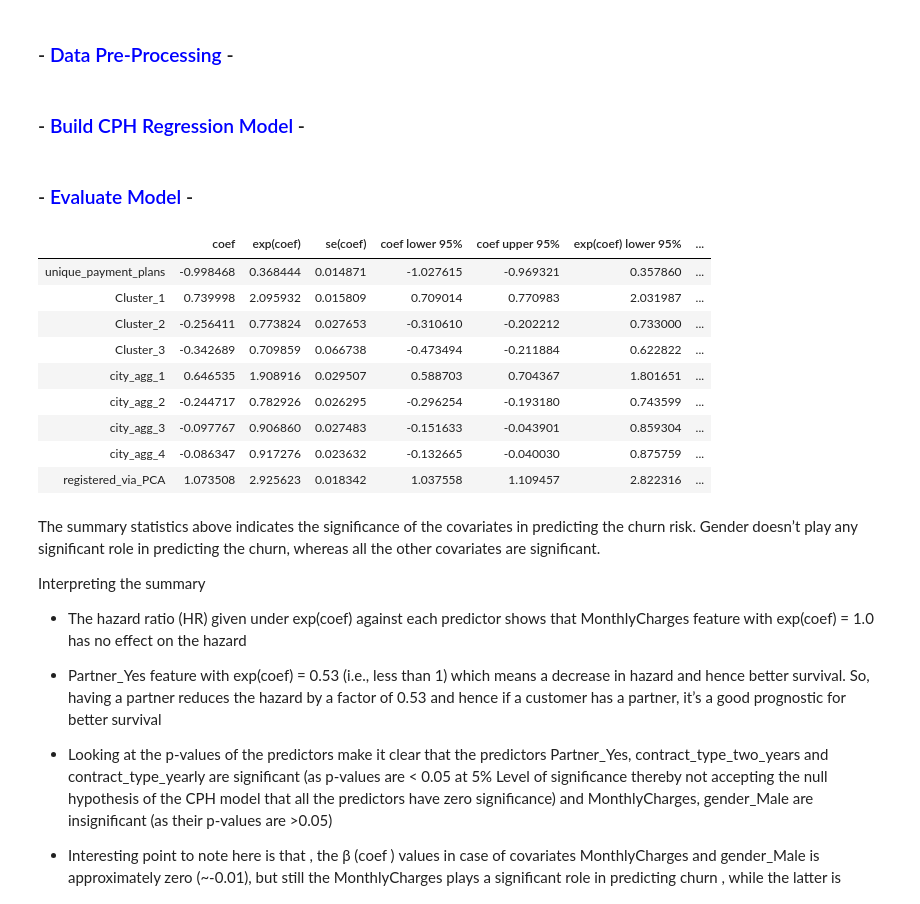
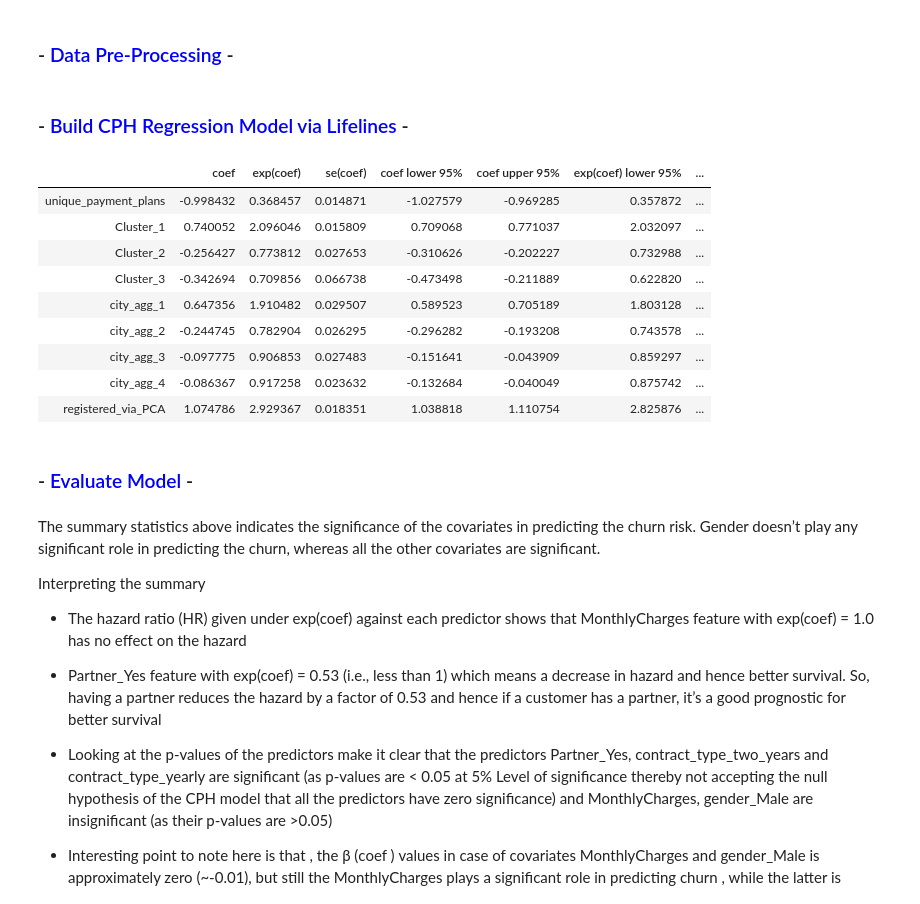
Before and after one commit to dangoML/Project-Portfolio, a Jupyter notebook: KKBox Part 3 - Customer Lifetime Value Analysis/KKBox LTV - Part 2 - Survival, Hazard, & LTV Analysis.ipynb, the cells around one changed output. Drawn from its saved outputs; the diff is of its cells as text; code cells hidden in the pictures.

```diff
--- a/KKBox Part 3 - Customer Lifetime Value Analysis/KKBox LTV - Part 2 - Survival, Hazard, & LTV Analysis.ipynb
+++ b/KKBox Part 3 - Customer Lifetime Value Analysis/KKBox LTV - Part 2 - Survival, Hazard, & LTV Analysis.ipynb
@@ -24,6 +25,8 @@ from lifelines import CoxPHFitter
 # %%
 # Import Transaction Files
 CLV_Feb2016 = pd.read_csv('D:/J-5 Local/CLV Data/CLV_Feb2016.csv')
+CLV_Feb2016 = CLV_Feb2016.reset_index(drop=True)
+CLV_Feb2016 = CLV_Feb2016.drop('Unnamed: 0',axis=1)
 # %% [markdown]
 ## 1) Survival Analysis
 # %% [markdown]
@@ -252,7 +255,7 @@ cont_feat = ['tenure','unique_payment_plans']
 cat_feat = ['registered_via','Cluster','city_agg']
 
 # Create df for regression model
-CLV_Feb2016 = CLV_Feb2016[['msno','is_churn'] + cont_feat + cat_feat]
+CLV_Feb2016 = CLV_Feb2016[['msno','avg_paid_per_day','is_churn'] + cont_feat + cat_feat]
 
 # Encode Categoricals
 CLV_Feb2016 = pd.get_dummies(data=CLV_Feb2016, columns=cat_feat, prefix_sep='_',drop_first=True)
@@ -264,29 +267,28 @@ CLV_Feb2016['registered_via_PCA'] = pca.fit_transform(CLV_Feb2016[['registered_v
 
 CLV_Feb2016 = CLV_Feb2016.drop(['registered_via_4','registered_via_7','registered_via_9','registered_via_10'], axis=1)
 # %% [markdown]
-### - <font color=blue>Build CPH Regression Model</font> -
+### - <font color=blue>Build CPH Regression Model via Lifelines</font> -
 # %%
 # Instantiate a cph object
-cph = CoxPHFitter()
+cph_lifelines = CoxPHFitter()
 
 # Fit the data to train the model
-model = cph.fit(CLV_Feb2016[CLV_Feb2016.columns[1:]], duration_col='tenure', event_col='is_churn')
+model_lifelines = cph_lifelines.fit(CLV_Feb2016[CLV_Feb2016.columns[2:]], duration_col='tenure', event_col='is_churn')
+# %%
+model_lifelines.summary
+# %% [output]
+|  | coef | exp(coef) | se(coef) | coef lower 95% | coef upper 95% | exp(coef) lower 95% | ... |
+| unique_payment_plans | -0.998432 | 0.368457 | 0.014871 | -1.027579 | -0.969285 | 0.357872 | ... |
+| Cluster_1 | 0.740052 | 2.096046 | 0.015809 | 0.709068 | 0.771037 | 2.032097 | ... |
+| Cluster_2 | -0.256427 | 0.773812 | 0.027653 | -0.310626 | -0.202227 | 0.732988 | ... |
+| Cluster_3 | -0.342694 | 0.709856 | 0.066738 | -0.473498 | -0.211889 | 0.622820 | ... |
+| city_agg_1 | 0.647356 | 1.910482 | 0.029507 | 0.589523 | 0.705189 | 1.803128 | ... |
+| city_agg_2 | -0.244745 | 0.782904 | 0.026295 | -0.296282 | -0.193208 | 0.743578 | ... |
+| city_agg_3 | -0.097775 | 0.906853 | 0.027483 | -0.151641 | -0.043909 | 0.859297 | ... |
+| city_agg_4 | -0.086367 | 0.917258 | 0.023632 | -0.132684 | -0.040049 | 0.875742 | ... |
+| registered_via_PCA | 1.074786 | 2.929367 | 0.018351 | 1.038818 | 1.110754 | 2.825876 | ... |
 # %% [markdown]
 ### - <font color=blue>Evaluate Model</font> -
-# %%
-# show model summary
-model.summary
-# %% [output]
-|  | coef | exp(coef) | se(coef) | coef lower 95% | coef upper 95% | exp(coef) lower 95% | ... |
-| unique_payment_plans | -0.998468 | 0.368444 | 0.014871 | -1.027615 | -0.969321 | 0.357860 | ... |
-| Cluster_1 | 0.739998 | 2.095932 | 0.015809 | 0.709014 | 0.770983 | 2.031987 | ... |
-| Cluster_2 | -0.256411 | 0.773824 | 0.027653 | -0.310610 | -0.202212 | 0.733000 | ... |
-| Cluster_3 | -0.342689 | 0.709859 | 0.066738 | -0.473494 | -0.211884 | 0.622822 | ... |
-| city_agg_1 | 0.646535 | 1.908916 | 0.029507 | 0.588703 | 0.704367 | 1.801651 | ... |
-| city_agg_2 | -0.244717 | 0.782926 | 0.026295 | -0.296254 | -0.193180 | 0.743599 | ... |
-| city_agg_3 | -0.097767 | 0.906860 | 0.027483 | -0.151633 | -0.043901 | 0.859304 | ... |
-| city_agg_4 | -0.086347 | 0.917276 | 0.023632 | -0.132665 | -0.040030 | 0.875759 | ... |
-| registered_via_PCA | 1.073508 | 2.925623 | 0.018342 | 1.037558 | 1.109457 | 2.822316 | ... |
 # %% [markdown]
 The summary statistics above indicates the significance of the covariates in predicting the churn risk. Gender doesn’t play any significant role in predicting the churn, whereas all the other covariates are significant.
 
```
Also changed, not shown: parts of 25 cells of this notebook, 9 other files.
